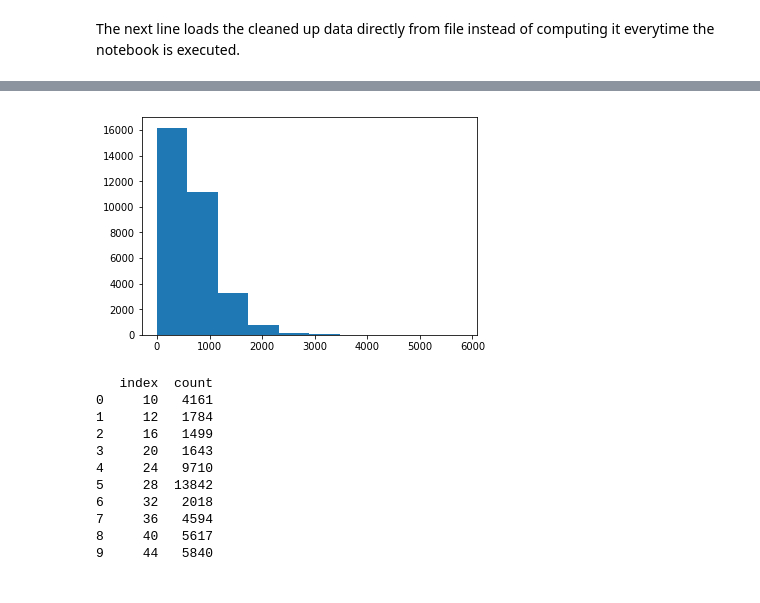
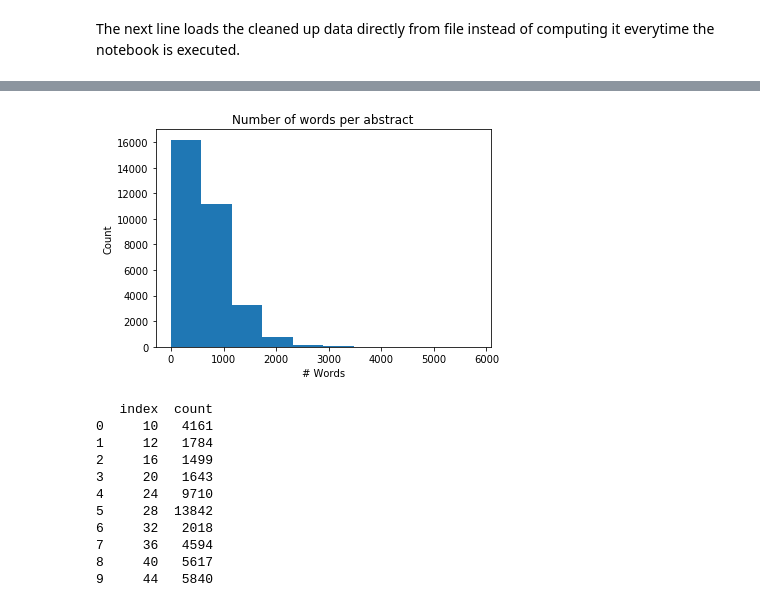
Before and after one commit to sebastianthelen/deep-eurovoc, a Jupyter notebook: deep-eurovoc.ipynb, the cells around one changed output, grey strips where cells are left out. Drawn from its saved outputs; the diff is of its cells as text; code cells hidden in the pictures.

```diff
--- a/deep-eurovoc.ipynb
+++ b/deep-eurovoc.ipynb
@@ -150,12 +150,15 @@ print(data_df[['clean_abstract', 'clean_concepts']][:10])
 # %%
 # Let's look at the character length for the rows in the training data and record these
 data_df['char_length'] = data_df['clean_abstract'].apply(lambda x: len(str(x)))
 
 plt.figure()
 plt.hist(data_df['char_length'])
+plt.title("Number of words per abstract")
+plt.ylabel("Count")
+plt.xlabel("# Words")
 plt.show()
 # %% [output]
-[figure, old version]
+[figure, new version]
 # %%
 tmp = []
 data_df["clean_concepts"].apply(lambda x: tmp.extend(x))
```
Also changed, not shown: parts of 11 cells of this notebook, 1 other file.
